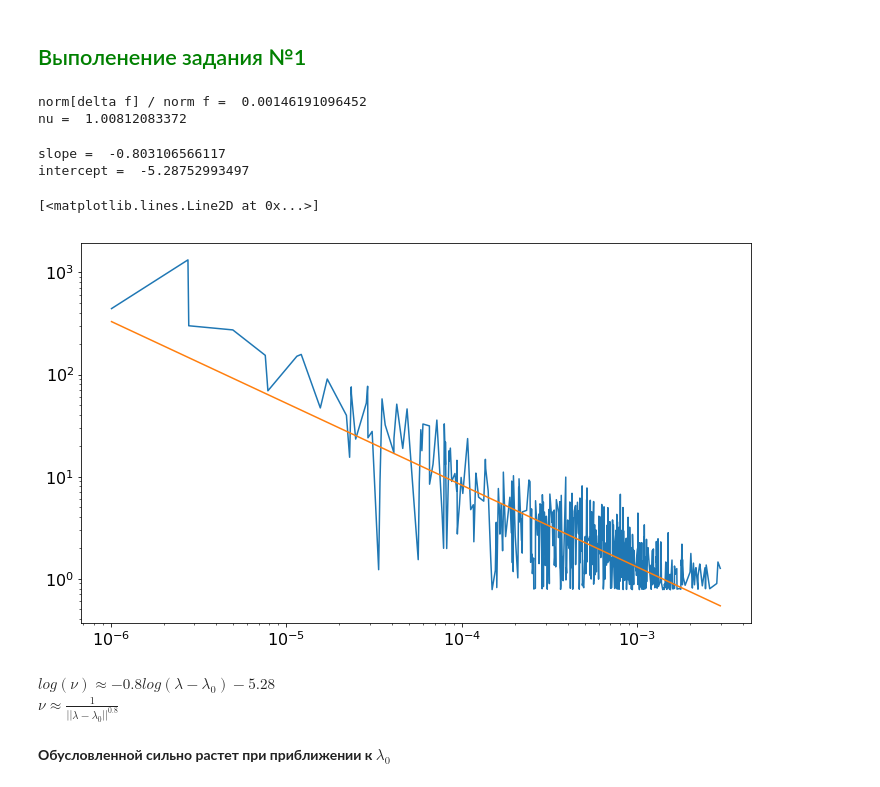
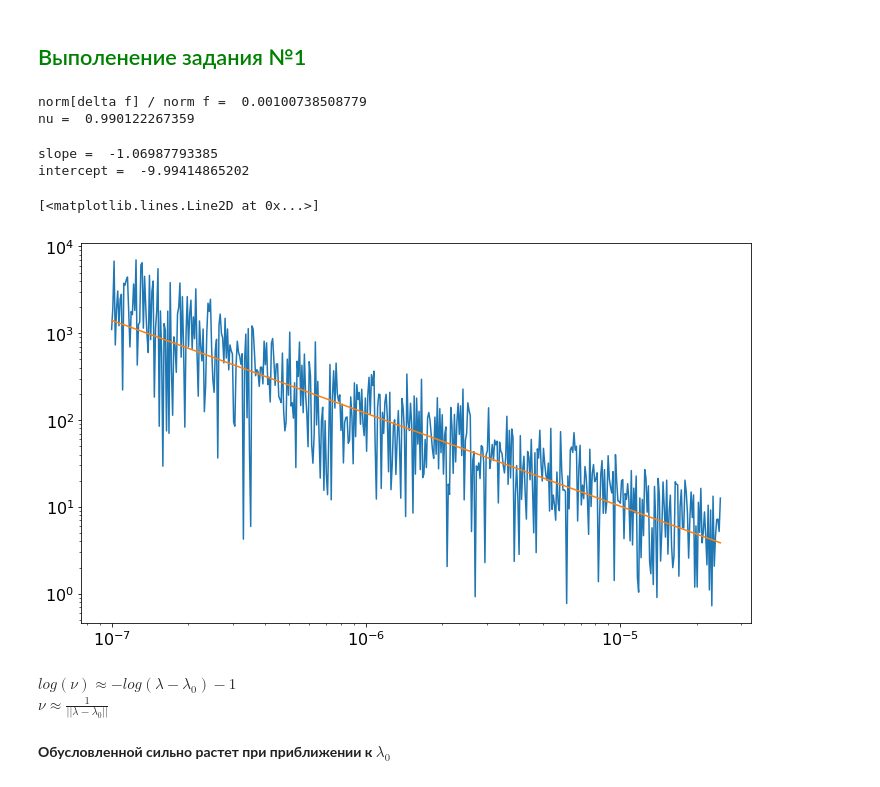
Before and after one commit to Atsanda/NumMethods, a Jupyter notebook: LinAlg.ipynb, the cells around one changed output. Cells and saved outputs as stored; diff of their text form; code cells hidden in the pictures.

Commit message:
nu from lambda plot was modified

```diff
--- a/LinAlg.ipynb
+++ b/LinAlg.ipynb
@@ -179,7 +179,7 @@ lam = 0.07
 A, f, uex, x = discretize(N, lam)
 u = np.linalg.solve(A, f)
 
-wrapped_discretize = NoiseWrapper(func=discretize, mu=1e-3, sigma=1e-3)
+wrapped_discretize = NoiseWrapper(func=discretize, mu=1e-3, sigma=1e-4)
 A, f_noise, uex, x = wrapped_discretize(N, lam)
 u_noise = np.linalg.solve(A, f_noise)
 
@@ -187,13 +187,14 @@ nu = np.linalg.norm(u - u_noise) * np.linalg.norm(f) / (np.linalg.norm(u) * np.l
 print('norm[delta f] / norm f = ', np.linalg.norm(f - f_noise) / np.linalg.norm(f))
 print('nu = ', nu)
 # %% [output]
-norm[delta f] / norm f =  0.00146191096452
-nu =  1.00812083372
+norm[delta f] / norm f =  0.00100738508779
+nu =  0.990122267359
 # %%
 lam0 = 0.0729122
 eps = 0.01
 
-lams = sorted(lam0 + eps * np.random.normal(size=1000)) #np.linspace(lam0-eps, lam0+eps, 100)
+delta_lam = np.logspace(-7, np.log(eps), 5e2)
+lams = lam0 + delta_lam
 nus = []
 
 for lam in lams:
@@ -205,3 +206,5 @@ for lam in lams:
     nu = np.linalg.norm(u - u_noise) * np.linalg.norm(f) / (np.linalg.norm(u) * np.linalg.norm(f - f_noise))
 
     nus.append(nu)
+
+nus_np = np.array(nus)
@@ -211,23 +211,20 @@ nus_np = np.array(nus)
 # %%
 axes = plt.gca()
-#axes.set_xlim([None, eps])
-x = lams_np[lams_np > lam0] - lam0
-y = nus_np[np.where(lams_np > lam0)]
-plt.loglog(x, y)
+plt.loglog(delta_lam, nus_np)
 
-slope, intercept = np.polyfit(np.log(x), np.log(y), 1)
+slope, intercept = np.polyfit(np.log(delta_lam), np.log(nus_np), 1)
 print('slope = ', slope)
 print('intercept = ', intercept)
 
-plt.loglog(x, np.exp(slope*np.log(x) + intercept))
+plt.loglog(delta_lam, np.exp(slope*np.log(delta_lam) + intercept))
 # %% [output]
-slope =  -0.803106566117
-intercept =  -5.28752993497
+slope =  -1.06987793385
+intercept =  -9.99414865202
 [<matplotlib.lines.Line2D at 0x...>]
-[figure, old version]
+[figure, new version]
 # %% [markdown]
-$log(\nu) \approx -0.8log(\lambda - \lambda_0) - 5.28$<br>
-$\nu \approx \frac{1}{||\lambda - \lambda_0 ||^{0.8}}$
+$log(\nu) \approx -log(\lambda - \lambda_0) - 1$<br>
+$\nu \approx \frac{1}{||\lambda - \lambda_0 ||}$
 # %% [markdown]
 <b>Обусловленной сильно растет при приближении к $\lambda_0$</b>
 # %% [markdown]
```
Also changed, not shown: parts of 10 cells of this notebook.
